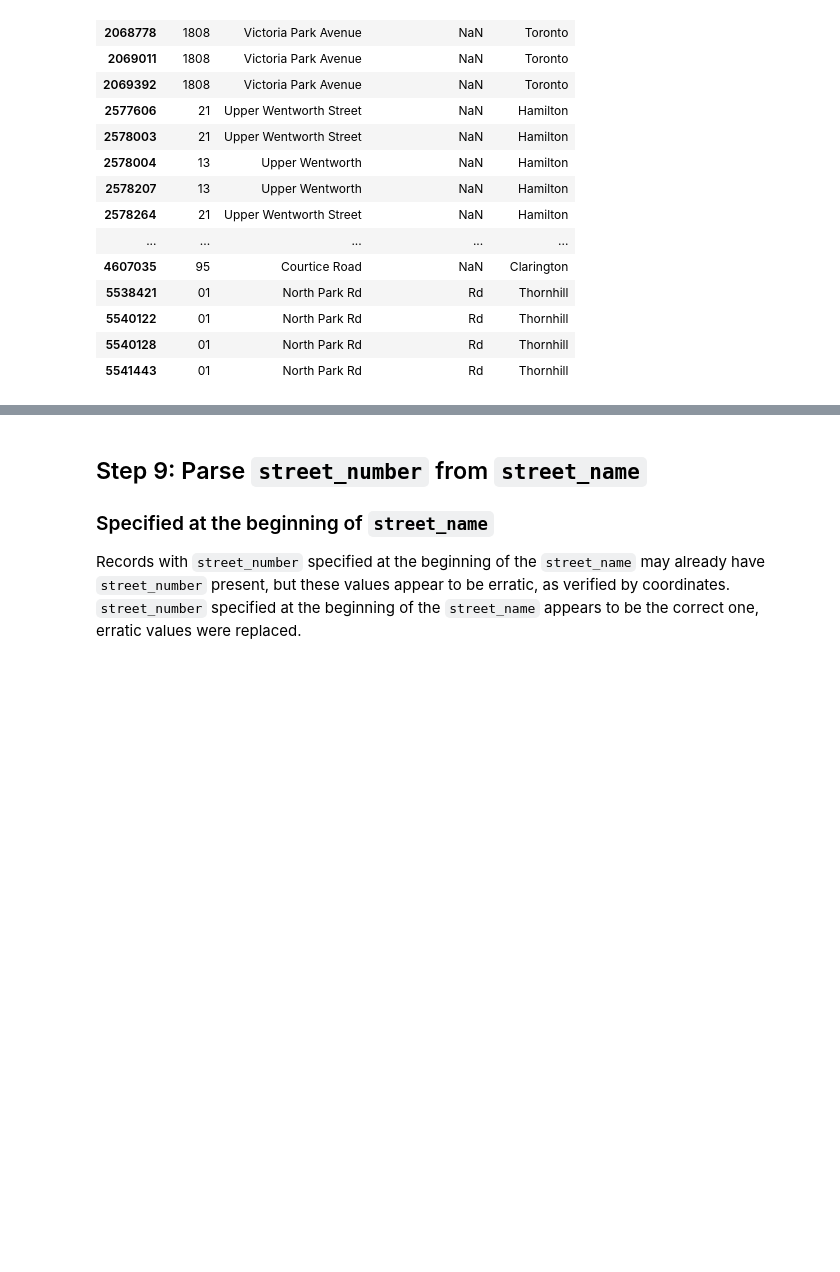
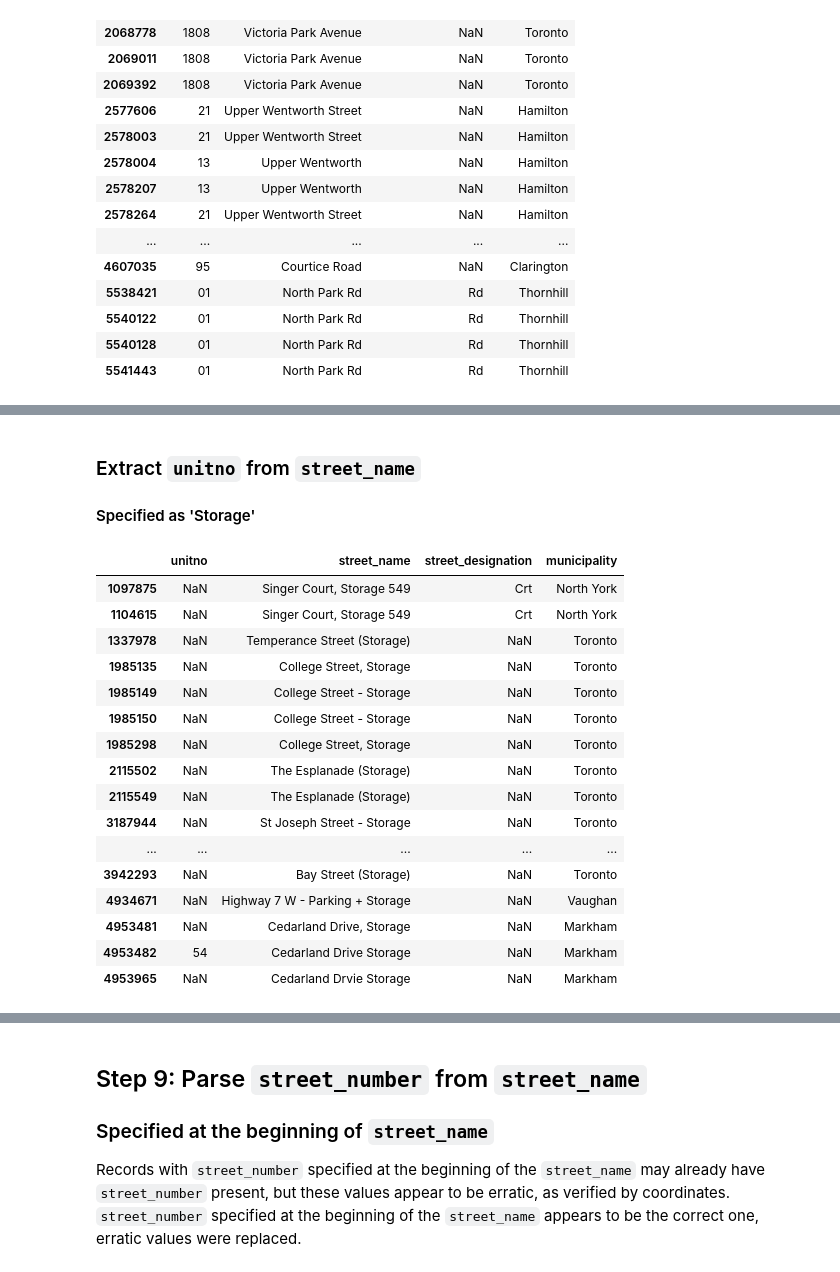
Before and after one commit to stepan-o/geo, a Jupyter notebook: notebooks/2.scrub/2.2_teranet_consistency.ipynb, the cells around one changed output, grey strips where cells are left out. Cells and saved outputs as stored; diff of their text form; code cells hidden in the pictures; blank space fills up the shorter version.

```diff
--- a/notebooks/2.scrub/2.2_teranet_consistency.ipynb
+++ b/notebooks/2.scrub/2.2_teranet_consistency.ipynb
@@ -587,0 +639,24 @@ df.loc[mask1 & ~mask2, ['unitno', 'street_name', 'street_designation', 'municipa
+# %% [markdown]
+### Extract `unitno` from `street_name`
+#### Specified as 'Storage'
+# %%
+mask1 = df['street_name'].str.contains('Storage', na=False, case=False)
+df.loc[mask1, ['unitno', 'street_name', 'street_designation', 'municipality']]
+# %% [output]
+|  | unitno | street_name | street_designation | municipality |
+| 1097875 | NaN | Singer Court, Storage 549 | Crt | North York |
+| 1104615 | NaN | Singer Court, Storage 549 | Crt | North York |
+| 1337978 | NaN | Temperance Street (Storage) | NaN | Toronto |
+| 1985135 | NaN | College Street, Storage | NaN | Toronto |
+| 1985149 | NaN | College Street - Storage | NaN | Toronto |
+| 1985150 | NaN | College Street - Storage | NaN | Toronto |
+| 1985298 | NaN | College Street, Storage | NaN | Toronto |
+| 2115502 | NaN | The Esplanade (Storage) | NaN | Toronto |
+| 2115549 | NaN | The Esplanade (Storage) | NaN | Toronto |
+| 3187944 | NaN | St Joseph Street - Storage | NaN | Toronto |
+| ... | ... | ... | ... | ... |
+| 3942293 | NaN | Bay Street (Storage) | NaN | Toronto |
+| 4934671 | NaN | Highway 7 W - Parking + Storage | NaN | Vaughan |
+| 4953481 | NaN | Cedarland Drive, Storage | NaN | Markham |
+| 4953482 | 54 | Cedarland Drive Storage | NaN | Markham |
+| 4953965 | NaN | Cedarland Drvie Storage | NaN | Markham |
```
Also changed, not shown: parts of 88 cells of this notebook.
